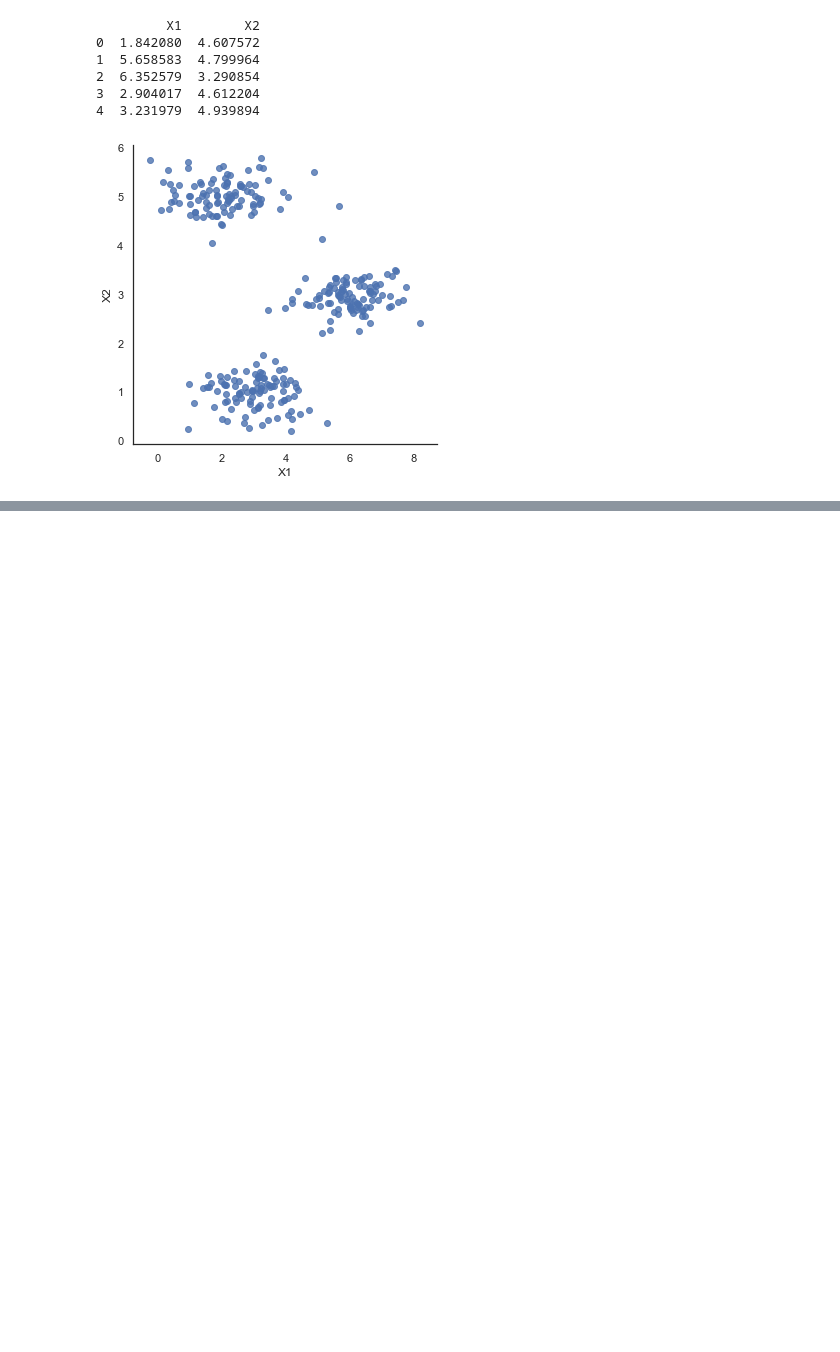
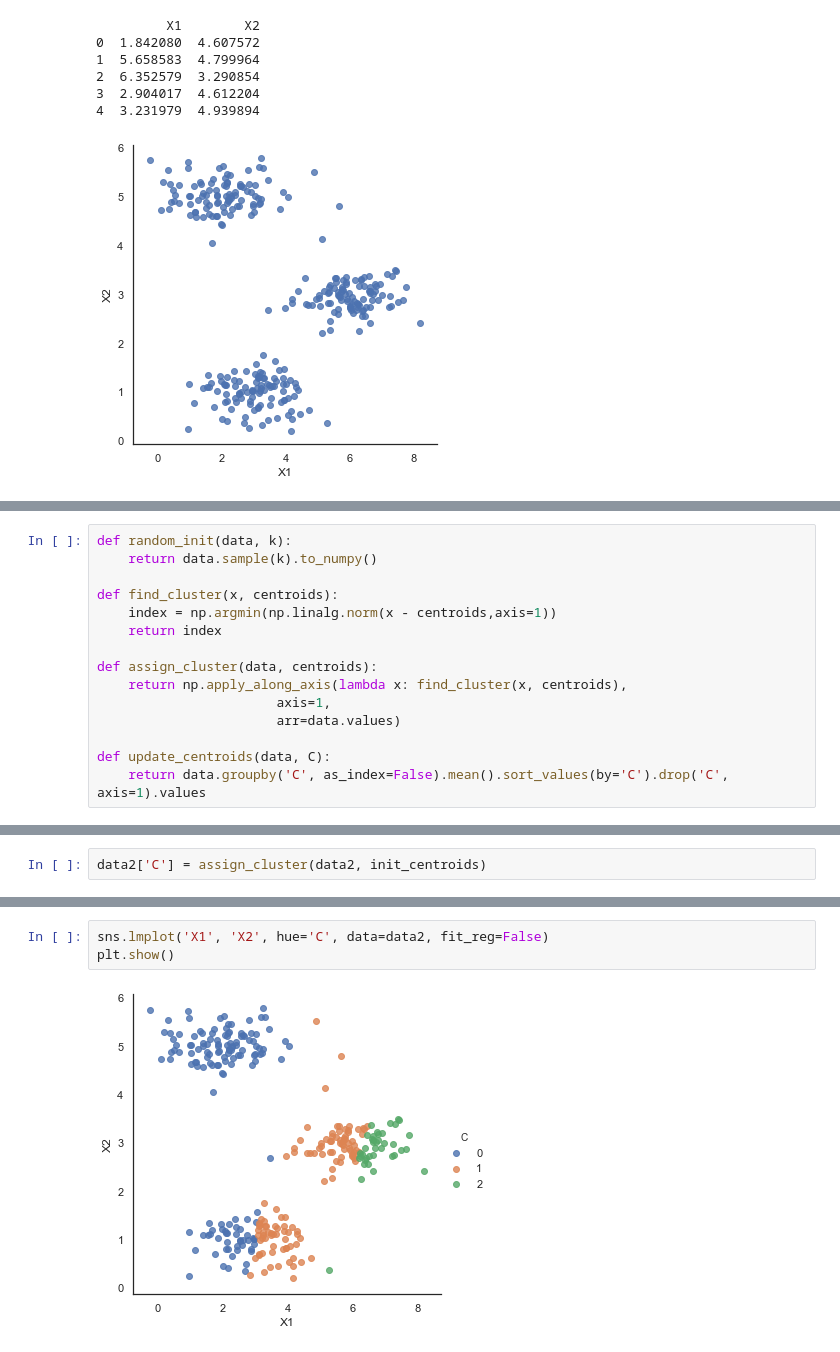
Before and after one commit to jh-lau/NLP, a Jupyter notebook: Machine_Learning_Andrew_Ng_Coursera/7_kmeans_and_PCA/practise.ipynb, the cells around one changed output, grey strips where cells are left out. Drawn from its saved outputs; the diff is of its cells as text; blank space fills up the shorter version.

```diff
--- a/Machine_Learning_Andrew_Ng_Coursera/7_kmeans_and_PCA/practise.ipynb
+++ b/Machine_Learning_Andrew_Ng_Coursera/7_kmeans_and_PCA/practise.ipynb
@@ -29,0 +29,15 @@ def random_init(data, k):
+# %%
+def random_init(data, k):
+    return data.sample(k).to_numpy()
+
+def find_cluster(x, centroids):
+    index = np.argmin(np.linalg.norm(x - centroids,axis=1))
+    return index
+
+def assign_cluster(data, centroids):
+    return np.apply_along_axis(lambda x: find_cluster(x, centroids),
+                       axis=1,
+                       arr=data.values)
+
+def update_centroids(data, C):
+    return data.groupby('C', as_index=False).mean().sort_values(by='C').drop('C', axis=1).values
@@ -35,0 +73,2 @@ array([[4.1590816 , 0.61720733],
+# %%
+data2['C'] = assign_cluster(data2, init_centroids)
@@ -35,0 +84,5 @@ array([[4.1590816 , 0.61720733],
+# %%
+sns.lmplot('X1', 'X2', hue='C', data=data2, fit_reg=False)
+plt.show()
+# %% [output]
+[figure, added]
```
Also changed, not shown: parts of 15 cells of this notebook, 4 other files.
